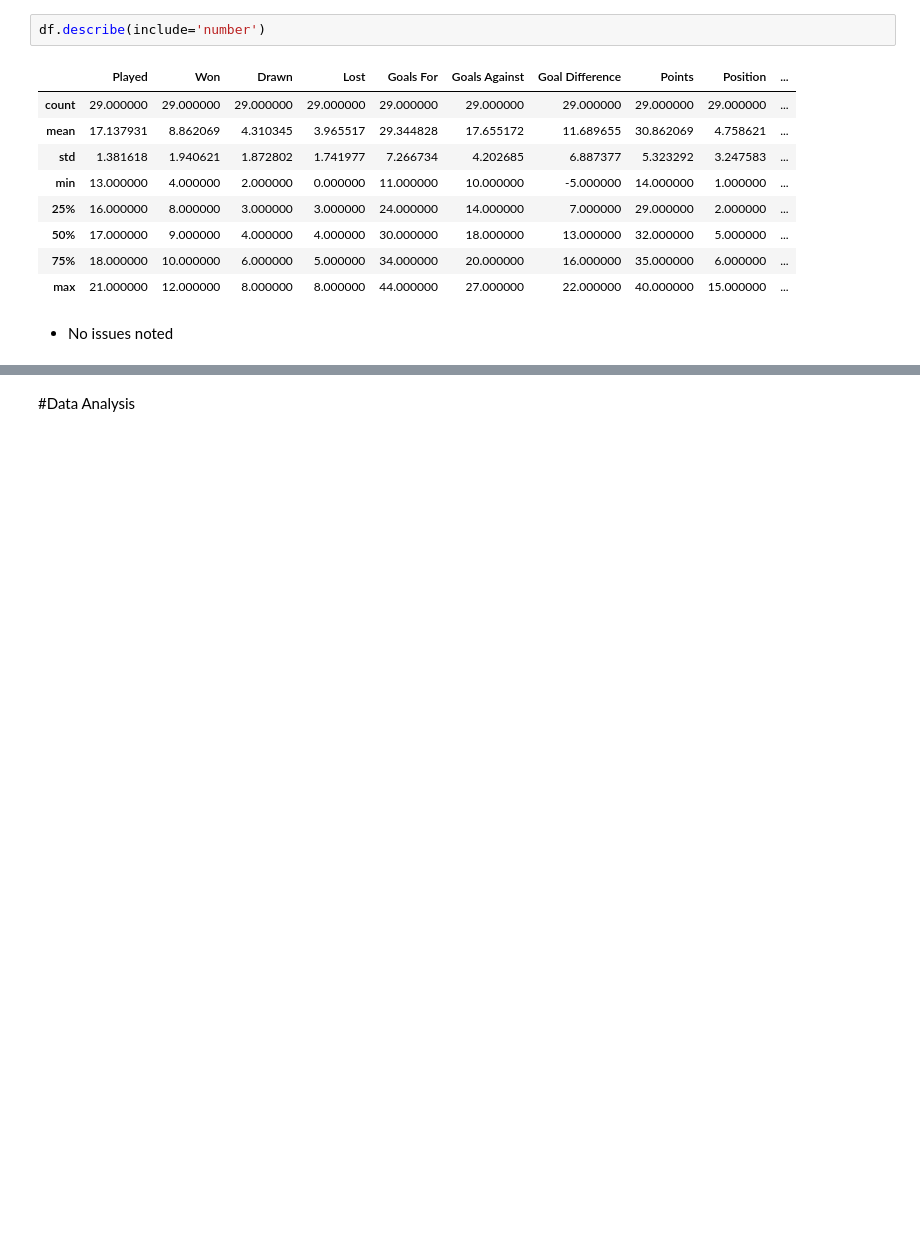
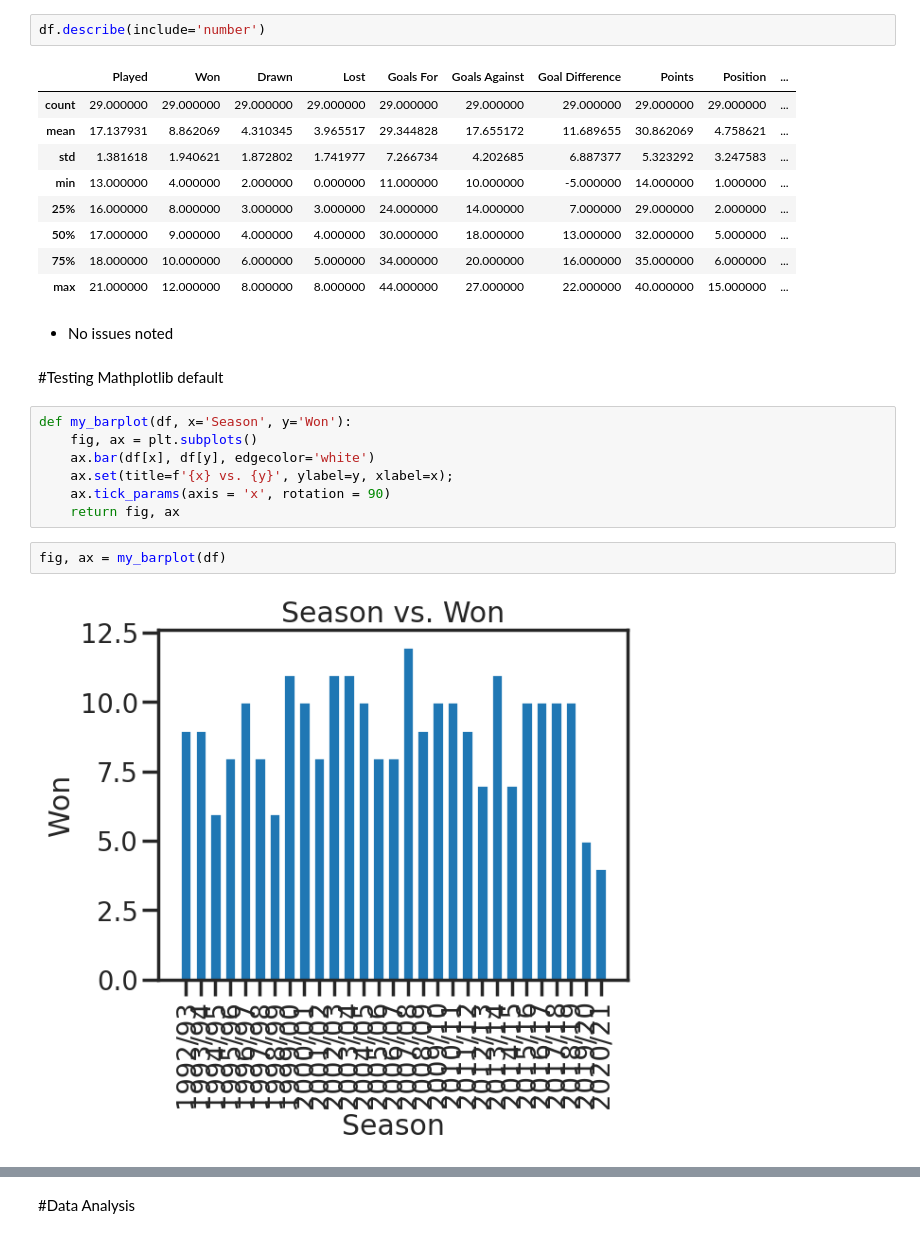
Before and after one commit to J4sonN/Arsenal-s-Worst-EPL-Starts, a Jupyter notebook: Arsenal's_worst_PL_starts.ipynb, the cells around one changed output, grey strips where cells are left out. Cells and saved outputs as stored; diff of their text form; blank space fills up the shorter version.

```diff
--- a/Arsenal's_worst_PL_starts.ipynb
+++ b/Arsenal's_worst_PL_starts.ipynb
@@ -149,3 +153,16 @@ df.describe(include='number')
 | max | 21.000000 | 12.000000 | 8.000000 | 8.000000 | 44.000000 | 27.000000 | 22.000000 | 40.000000 | 15.000000 | ... |
 # %% [markdown]
 - No issues noted
+# %% [markdown]
+#Testing Mathplotlib default
+# %%
+def my_barplot(df, x='Season', y='Won'):
+    fig, ax = plt.subplots()
+    ax.bar(df[x], df[y], edgecolor='white')
+    ax.set(title=f'{x} vs. {y}', ylabel=y, xlabel=x);
+    ax.tick_params(axis = 'x', rotation = 90)
+    return fig, ax
+# %%
+fig, ax = my_barplot(df)
+# %% [output]
+[figure, added]
```
Also changed, not shown: parts of 23 cells of this notebook.
